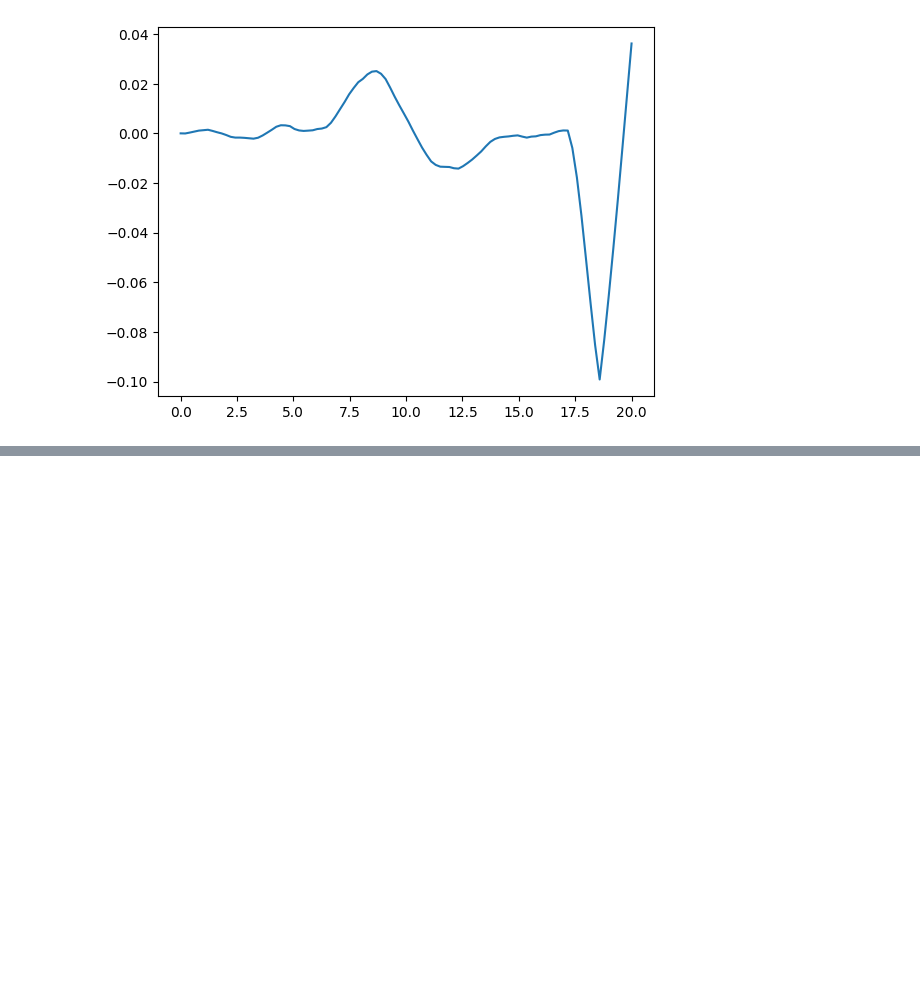
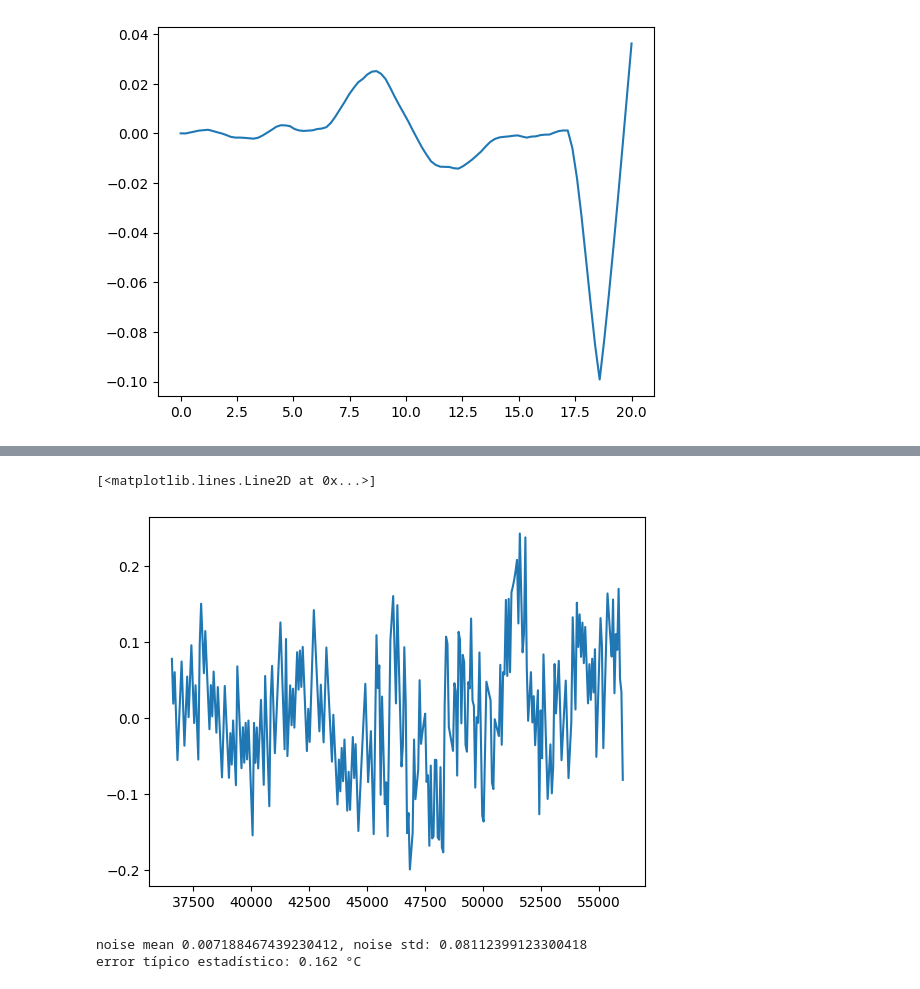
Before and after one commit to sebastlop/series-temporales-machine-learning, a Jupyter notebook: Ejercicios/Fabio.ipynb, the cells around one changed output, grey strips where cells are left out. Saved outputs shown, nothing was run; the diff lists cells and outputs as text; code cells hidden in the pictures; blank space fills up the shorter version.

```diff
--- a/Ejercicios/Fabio.ipynb
+++ b/Ejercicios/Fabio.ipynb
@@ -45,0 +116,12 @@ plt.plot(t,np.convolve(plantilla, suavizada, mode='same'))
+# %%
+noise = values-smoothed
+plt.plot(times,noise)
+# %% [output]
+[<matplotlib.lines.Line2D at 0x...>]
+[figure, added]
+# %%
+print(f'noise mean {noise.mean()}, noise std: {noise.std()}')
+print(f'error típico estadístico: {2*noise.std():.3f} °C')
+# %% [output]
+noise mean 0.007188467439230412, noise std: 0.08112399123300418
+error típico estadístico: 0.162 °C
```
Also changed, not shown: parts of 7 cells of this notebook.
